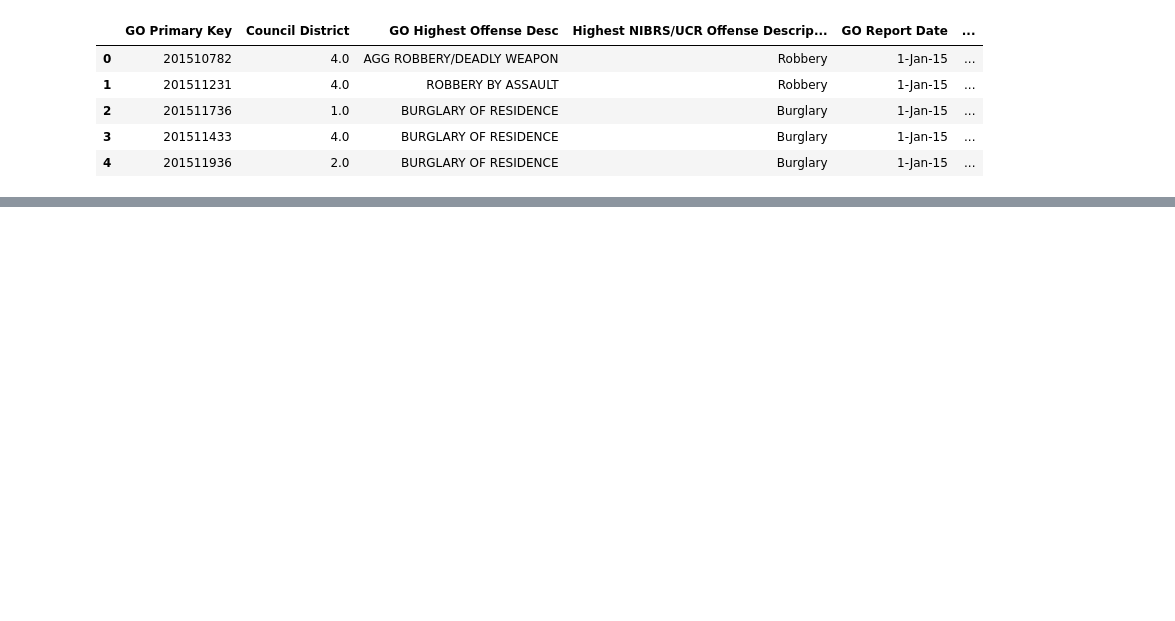
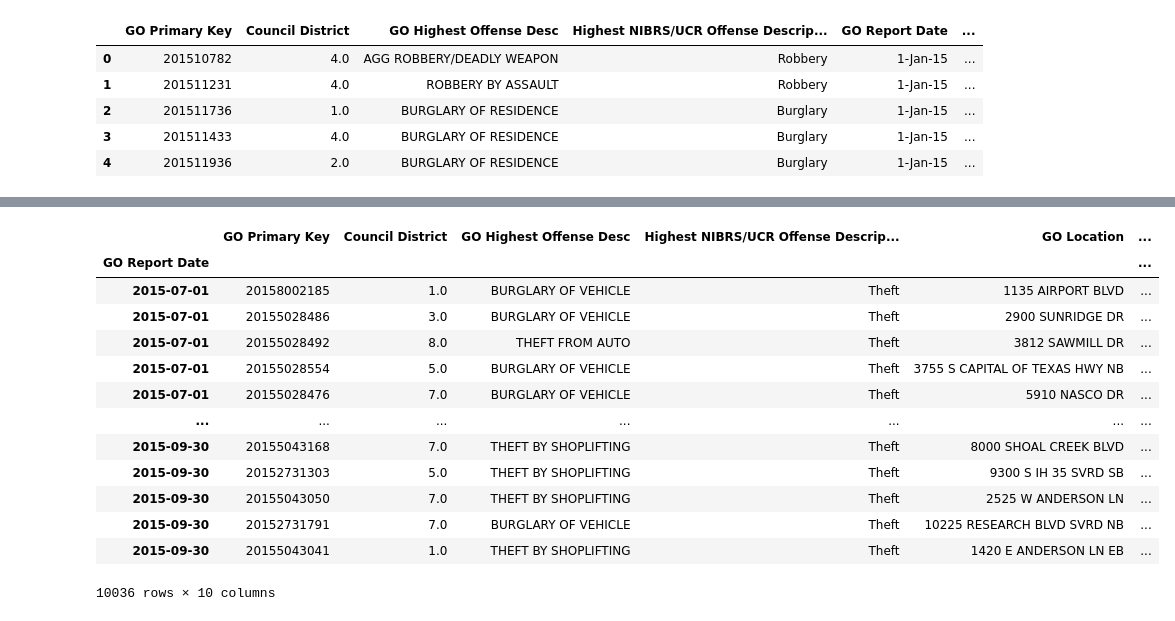
Before and after one commit to nickjoseph210/Crime_Time, a Jupyter notebook: Crime_Time_Acquire.ipynb, the cells around one changed output, grey strips where cells are left out. Cells and saved outputs as stored; diff of their text form; code cells hidden in the pictures; blank space fills up the shorter version.

```diff
--- a/Crime_Time_Acquire.ipynb
+++ b/Crime_Time_Acquire.ipynb
@@ -208,0 +274,19 @@ df.head()
+# %%
+# Return all rows from Third Quarter, July 1 - September 30
+
+df.loc["2015-07-01":"2015-09-30"]
+# %% [output]
+|  | GO Primary Key | Council District | GO Highest Offense Desc | Highest NIBRS/UCR Offense Descrip... | GO Location | ... |
+| GO Report Date |  |  |  |  |  | ... |
+| 2015-07-01 | 20158002185 | 1.0 | BURGLARY OF VEHICLE | Theft | 1135 AIRPORT BLVD | ... |
+| 2015-07-01 | 20155028486 | 3.0 | BURGLARY OF VEHICLE | Theft | 2900 SUNRIDGE DR | ... |
+| 2015-07-01 | 20155028492 | 8.0 | THEFT FROM AUTO | Theft | 3812 SAWMILL DR | ... |
+| 2015-07-01 | 20155028554 | 5.0 | BURGLARY OF VEHICLE | Theft | 3755 S CAPITAL OF TEXAS HWY NB | ... |
+| 2015-07-01 | 20155028476 | 7.0 | BURGLARY OF VEHICLE | Theft | 5910 NASCO DR | ... |
+| ... | ... | ... | ... | ... | ... | ... |
+| 2015-09-30 | 20155043168 | 7.0 | THEFT BY SHOPLIFTING | Theft | 8000 SHOAL CREEK BLVD | ... |
+| 2015-09-30 | 20152731303 | 5.0 | THEFT BY SHOPLIFTING | Theft | 9300 S IH 35 SVRD SB | ... |
+| 2015-09-30 | 20155043050 | 7.0 | THEFT BY SHOPLIFTING | Theft | 2525 W ANDERSON LN | ... |
+| 2015-09-30 | 20152731791 | 7.0 | BURGLARY OF VEHICLE | Theft | 10225 RESEARCH BLVD SVRD NB | ... |
+| 2015-09-30 | 20155043041 | 1.0 | THEFT BY SHOPLIFTING | Theft | 1420 E ANDERSON LN EB | ... |
+10036 rows × 10 columns
```
Also changed, not shown: parts of 14 cells of this notebook.
